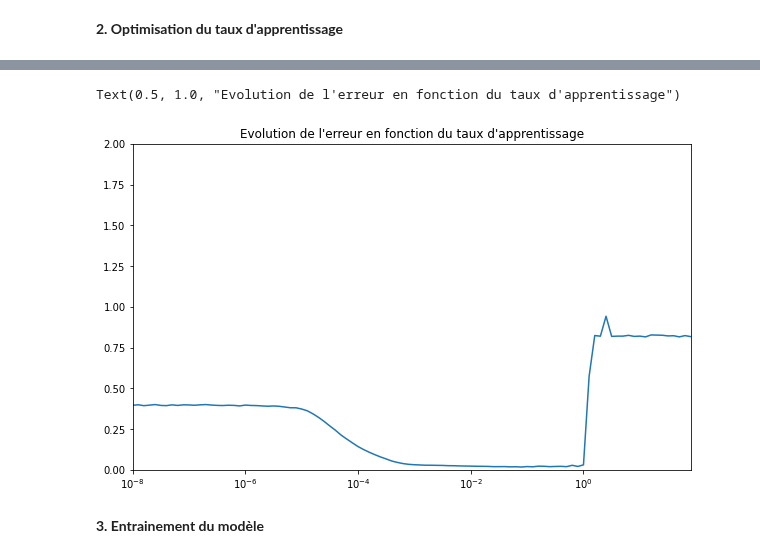
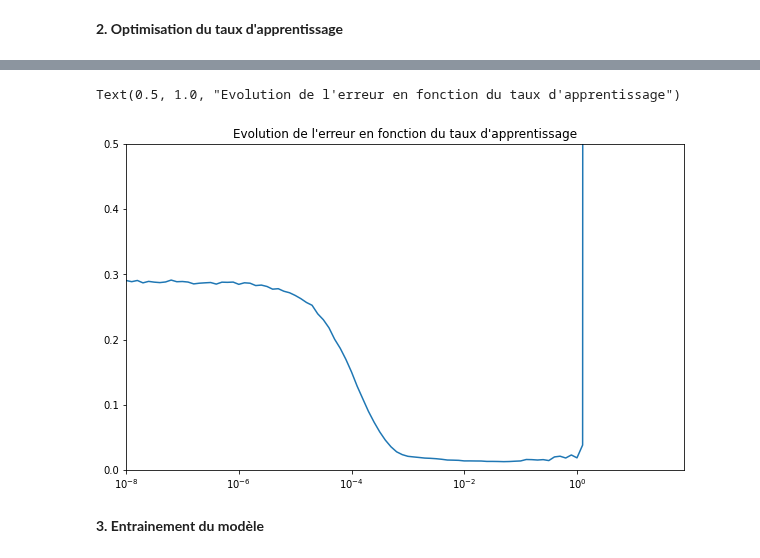
Before and after one commit to AlexandreBourrieau/ML, a Jupyter notebook: Carnets Jupyter/Séries temporelles/Reseau_LSTM.ipynb, the cells around one changed output, grey strips where cells are left out. Saved outputs shown, nothing was run; the diff lists cells and outputs as text; code cells hidden in the pictures.

```diff
--- a/Carnets Jupyter/Séries temporelles/Reseau_LSTM.ipynb
+++ b/Carnets Jupyter/Séries temporelles/Reseau_LSTM.ipynb
@@ -160,16 +160,16 @@ model = tf.keras.models.Sequential()
 # Encodeur
 model.add(tf.keras.Input(shape=(None,)))
 model.add(tf.keras.layers.Lambda(Traitement_Entrees))
+#model.add(tf.keras.layers.Dropout(0.02))
 model.add(tf.keras.layers.LSTM(40))
 
 # Décodeur
 model.add(tf.keras.layers.Dense(40,activation="tanh"))
 
 # Générateur
-model.add(tf.keras.layers.Dense(1,activation="selu"))
+model.add(tf.keras.layers.Dense(1))
 
-
-model.save_weights('model_initial.h5')
+model.save_weights("model_initial.hdf5")
 
 model.summary()
 # %% [output]
@@ -234,15 +234,15 @@ Epoch 00100: loss did not improve from 0.01816
 # %%
 # Construit un vecteur avec les valeurs du taux d'apprentissage à chaque période
 taux = 1e-8*(10**(np.arange(100)/10))
 
 # Affiche l'erreur en fonction du taux d'apprentissage
 plt.figure(figsize=(10, 6))
 plt.semilogx(taux,historique.history["loss"])
-plt.axis([ taux[0], taux[99], 0, 2])
+plt.axis([ taux[0], taux[99], 0, 0.5])
 plt.title("Evolution de l'erreur en fonction du taux d'apprentissage")
 # %% [output]
 Text(0.5, 1.0, "Evolution de l'erreur en fonction du taux d'apprentissage")
-[figure, old version]
+[figure, new version]
 # %% [markdown]
 **3. Entrainement du modèle**
 # %%
```
Also changed, not shown: parts of 25 cells of this notebook.
